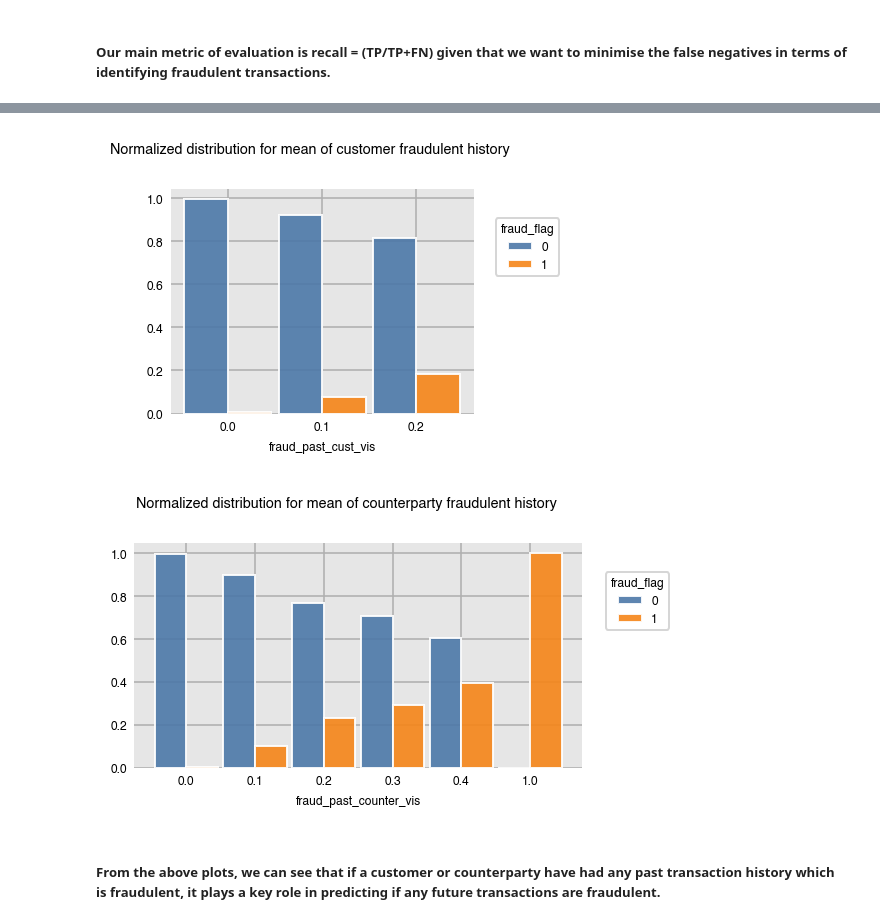
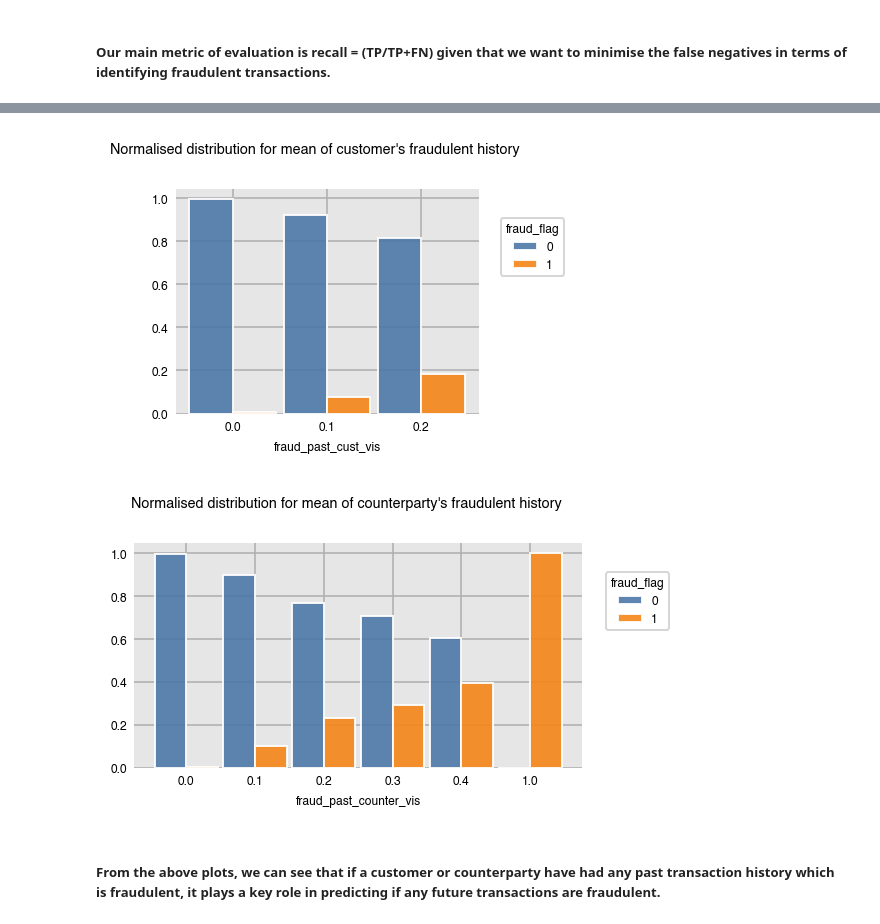
Before and after one commit to bhavesh-chainani/fraud_detection, a Jupyter notebook: bhavesh_silent_eight.ipynb, the cells around one changed output, grey strips where cells are left out. Drawn from its saved outputs; the diff is of its cells as text; code cells hidden in the pictures.

```diff
--- a/bhavesh_silent_eight.ipynb
+++ b/bhavesh_silent_eight.ipynb
@@ -763,13 +752,15 @@ data_model_vis
 data_model_vis['fraud_past_cust_vis'] = data_model_vis['fraud_past_cust'].round(decimals = 1)
 data_model_vis['fraud_past_counter_vis'] = data_model_vis['fraud_past_counter'].round(decimals = 1)
 # %%
-dxp.count('fraud_past_cust_vis', data=data_model_vis, split='fraud_flag',normalize='fraud_past_cust_vis', title="Normalized distribution for mean of customer fraudulent history")
+## Plot Normalised distribution for mean of customer's fraudulent history
+dxp.count('fraud_past_cust_vis', data=data_model_vis, split='fraud_flag',normalize='fraud_past_cust_vis', title="Normalised distribution for mean of customer's fraudulent history")
 # %% [output]
-[figure, old version]
+[figure, new version]
 # %%
-dxp.count('fraud_past_counter_vis', data=data_model_vis, split='fraud_flag',normalize='fraud_past_counter_vis',title="Normalized distribution for mean of counterparty fraudulent history")
+## Plot Normalised distribution for mean of counterparty's fraudulent history
+dxp.count('fraud_past_counter_vis', data=data_model_vis, split='fraud_flag',normalize='fraud_past_counter_vis',title="Normalised distribution for mean of counterparty's fraudulent history")
 # %% [output]
-[figure, old version]
+[figure, new version]
 # %% [markdown]
 ##### From the above plots, we can see that if a customer or counterparty have had any past transaction history which is fraudulent, it plays a key role in predicting if any future transactions are fraudulent.
 # %% [markdown]
```
Also changed, not shown: parts of 45 cells of this notebook.
